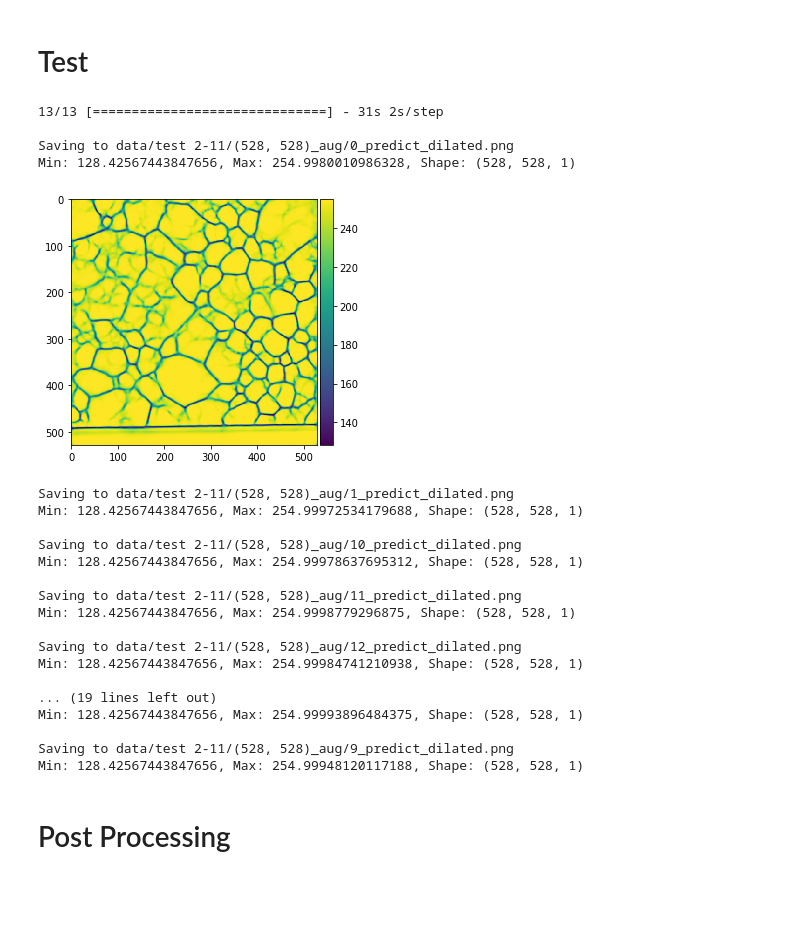
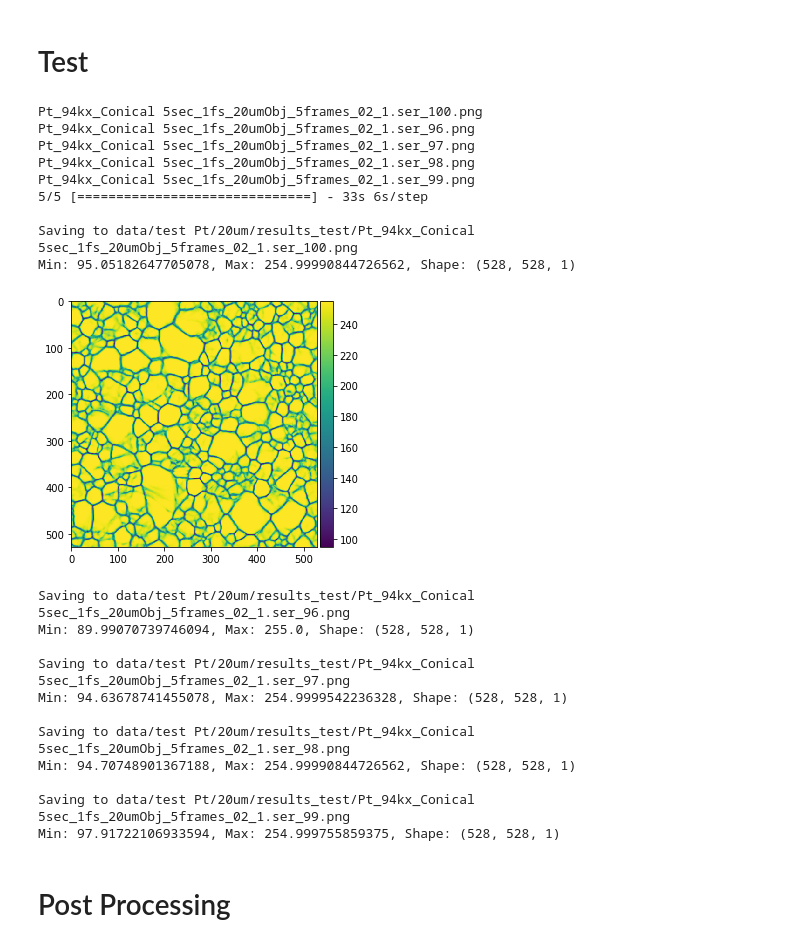
Before and after one commit to xkstein/Grain-U-Net, a Jupyter notebook: main.ipynb, the cells around one changed output. Drawn from its saved outputs; the diff is of its cells as text; code cells hidden in the pictures; blank space fills up the shorter version.

```diff
--- a/main.ipynb
+++ b/main.ipynb
@@ -250,11 +250,11 @@ from skimage import io, transform
 from time import time
 import numpy as np
 
-test_dir = 'data/test 2-11/'
+test_dir = 'data/test Pt/20um'
 target_size = (528,528)
 
-save_dir = f'{test_dir}{target_size}_aug/'
-save_suf = '_predict_dilated'
+save_dir = f'{test_dir}/results_test/'
+save_suf = ''
 
 
 def test_img_gen(test_paths, target_size=(256,256)):
@@ -263,57 +263,57 @@ def test_img_gen(test_paths, target_size=(256,256)):
         if len(img.shape) > 2:
             img = img[:,:,0]
         if img.shape != target_size:
             img = transform.resize(img, target_size)
 
         img -= img.min()
         img = img.astype('float32') / np.ptp(img)
         img = np.expand_dims(img, 0)
         yield img
 
 test_names = np.array([])
 for fname in np.sort(os.listdir(test_dir)):
-    if fname.endswith('.png') and np.char.find(fname, '_') == -1:
+    if fname.endswith('.png') and np.char.find(fname, 'trace') == -1:
+        print(fname)
         test_names = np.append(test_names, os.path.join(test_dir, fname))
 
 test_set = test_img_gen(test_names, target_size=target_size)
 
-model = unet.unet_test(input_size=(target_size + (1,)))
-model.load_weights("results/nouveaux256_dilated_b5-s53-e30.hdf5")
+model = unet(input_size=(target_size + (1,)))
+model.load_weights("results/nouveaux256_aug_b5-s53-e66.hdf5")
 
 results = 255 * model.predict(test_set, steps=len(test_names), verbose=1)
 
 for ind, result in enumerate(results):
     fname = test_names[ind].split('/')[-1]
     save_path = f'{save_dir}{fname[:-4]}{save_suf}.png'
     print(f"\nSaving to {save_path}")
     print(f"Min: {np.min(result)}, Max: {np.max(result)}, Shape: {result.shape}")
     io.imsave(save_path, result[:,:,0].astype('uint8'))
     if ind == 0:
         io.imshow(result[:, :, 0])
         io.show()
 # %% [output]
-13/13 [==============================] - 31s 2s/step
+Pt_94kx_Conical 5sec_1fs_20umObj_5frames_02_1.ser_100.png
+Pt_94kx_Conical 5sec_1fs_20umObj_5frames_02_1.ser_96.png
+Pt_94kx_Conical 5sec_1fs_20umObj_5frames_02_1.ser_97.png
+Pt_94kx_Conical 5sec_1fs_20umObj_5frames_02_1.ser_98.png
+Pt_94kx_Conical 5sec_1fs_20umObj_5frames_02_1.ser_99.png
+5/5 [==============================] - 33s 6s/step
 
-Saving to data/test 2-11/(528, 528)_aug/0_predict_dilated.png
-Min: 128.42567443847656, Max: 254.9980010986328, Shape: (528, 528, 1)
+Saving to data/test Pt/20um/results_test/Pt_94kx_Conical 5sec_1fs_20umObj_5frames_02_1.ser_100.png
+Min: 95.05182647705078, Max: 254.99990844726562, Shape: (528, 528, 1)
-[figure, old version]
+[figure, new version]
-Saving to data/test 2-11/(528, 528)_aug/1_predict_dilated.png
-Min: 128.42567443847656, Max: 254.99972534179688, Shape: (528, 528, 1)
+Saving to data/test Pt/20um/results_test/Pt_94kx_Conical 5sec_1fs_20umObj_5frames_02_1.ser_96.png
+Min: 89.99070739746094, Max: 255.0, Shape: (528, 528, 1)
 
-Saving to data/test 2-11/(528, 528)_aug/10_predict_dilated.png
-Min: 128.42567443847656, Max: 254.99978637695312, Shape: (528, 528, 1)
+Saving to data/test Pt/20um/results_test/Pt_94kx_Conical 5sec_1fs_20umObj_5frames_02_1.ser_97.png
+Min: 94.63678741455078, Max: 254.9999542236328, Shape: (528, 528, 1)
 
-Saving to data/test 2-11/(528, 528)_aug/11_predict_dilated.png
-Min: 128.42567443847656, Max: 254.9998779296875, Shape: (528, 528, 1)
+Saving to data/test Pt/20um/results_test/Pt_94kx_Conical 5sec_1fs_20umObj_5frames_02_1.ser_98.png
+Min: 94.70748901367188, Max: 254.99990844726562, Shape: (528, 528, 1)
 
-Saving to data/test 2-11/(528, 528)_aug/12_predict_dilated.png
-Min: 128.42567443847656, Max: 254.99984741210938, Shape: (528, 528, 1)
-
-... (19 lines left out)
-Min: 128.42567443847656, Max: 254.99993896484375, Shape: (528, 528, 1)
-
-Saving to data/test 2-11/(528, 528)_aug/9_predict_dilated.png
-Min: 128.42567443847656, Max: 254.99948120117188, Shape: (528, 528, 1)
+Saving to data/test Pt/20um/results_test/Pt_94kx_Conical 5sec_1fs_20umObj_5frames_02_1.ser_99.png
+Min: 97.91722106933594, Max: 254.999755859375, Shape: (528, 528, 1)
 # %% [markdown]
 # Post Processing
 # %% [markdown]
```
Also changed, not shown: parts of 2 cells of this notebook, 6 other files.
